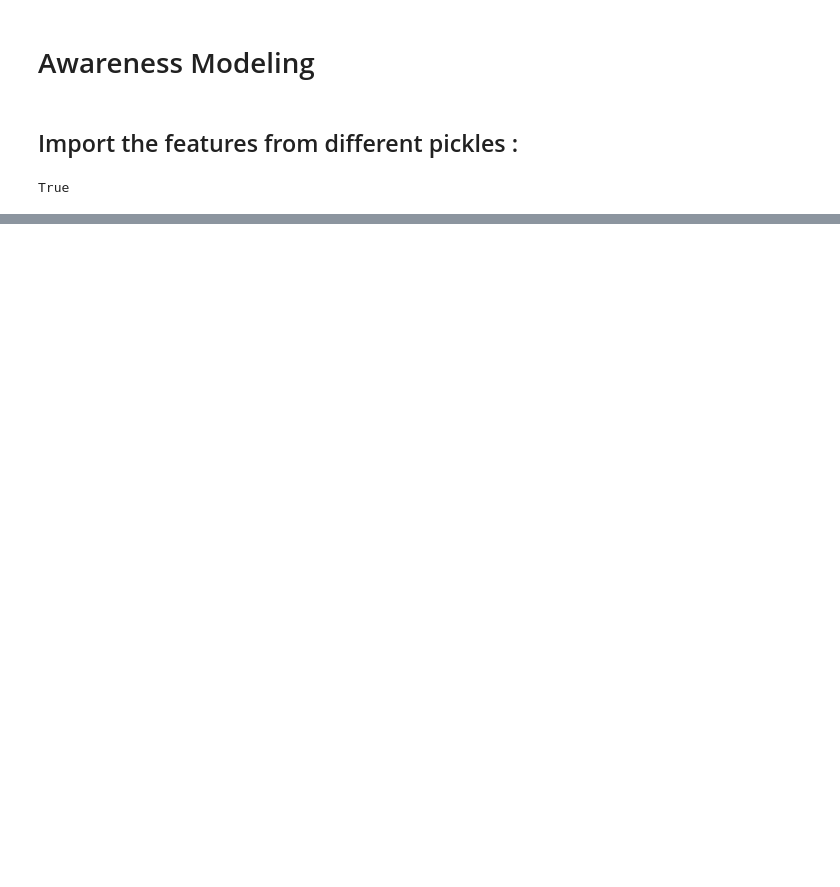
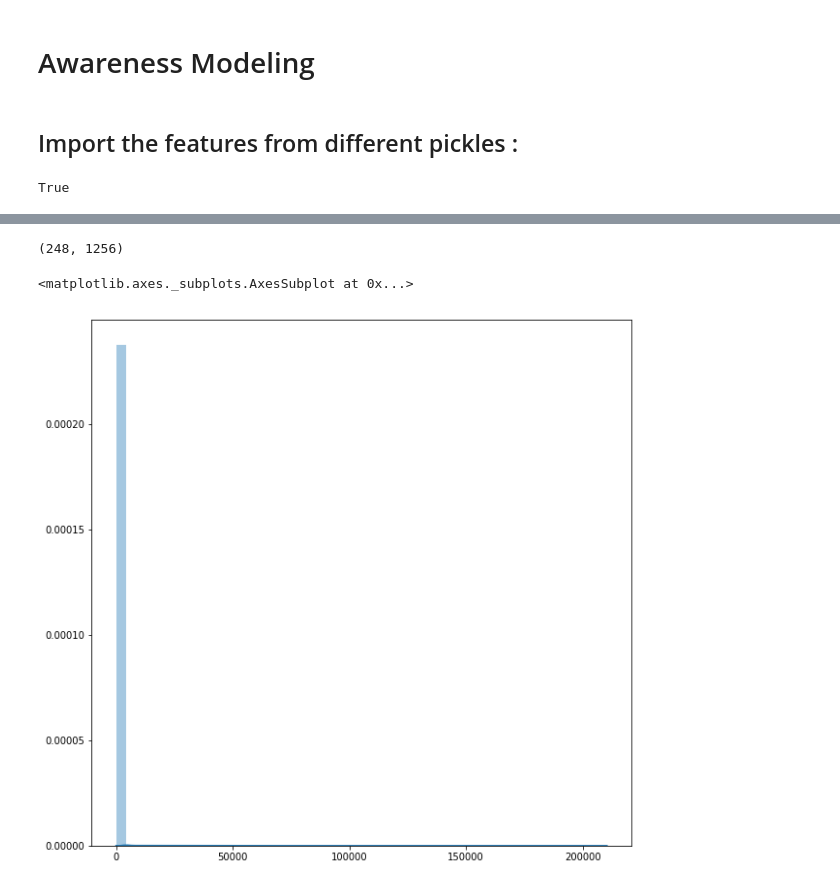
Before and after one commit to LailaHms/ADA2017_Homeworks, a Jupyter notebook: Project/AwarenessModel/Awareness Model .ipynb, the cells around one changed output, grey strips where cells are left out. Saved outputs shown, nothing was run; the diff lists cells and outputs as text; code cells hidden in the pictures; blank space fills up the shorter version.

```diff
--- a/Project/AwarenessModel/Awareness Model .ipynb
+++ b/Project/AwarenessModel/Awareness Model .ipynb
@@ -8,12 +14,25 @@ from sklearn.decomposition import NMF, LatentDirichletAllocation
 # %% [markdown]
 ## Import the features from different pickles :
 # %%
+c_data = pickle.load(open('../DataEnriching/data.pickle','rb'))
+
 lang_feature_df = pd.read_pickle('../LinkingLanguages/stand_country_dist_languages.pkl')
 fligh_routes_df = pd.read_pickle('../GeoMetrics/flight_routes.pickle')
 hop_distance_df = pd.read_pickle('../GeoMetrics/hop_distance.pickle')
 neighbor_influence_df = pd.read_pickle('../GeoMetrics/neighbor_influence.pickle')
 dist_feature_df = pd.read_pickle('../GeoMetrics/real_distance.pickle')
-religion_and_more_df = pd.read_pickle('../DataEnriching/6_feature_df.pickle')
+religion_and_more_df = pd.read_pickle('../DataEnriching/Pickles for Milestone 3/6_feature_df.pickle')
+
+# drop the name column :
+religion_and_more_df.drop('name',axis=1,inplace=True)
+
+# shift the normalized values :
+lang_feature_df = lang_feature_df - lang_feature_df.min().min()
+fligh_routes_df = fligh_routes_df - fligh_routes_df.min().min()
+hop_distance_df = hop_distance_df - hop_distance_df.min().min()
+neighbor_influence_df = neighbor_influence_df - neighbor_influence_df.min().min()
+dist_feature_df = dist_feature_df - dist_feature_df.min().min()
+religion_and_more_df = religion_and_more_df - religion_and_more_df.min().min()
 
 #carefull the number of coutries is not the same in every pickle.
 features_df = pd.concat([lang_feature_df,
@@ -23,10 +42,11 @@ features_df = pd.concat([lang_feature_df,
           dist_feature_df,
           religion_and_more_df],axis=1)
 # convert every Nan to a 0
-features_df.fillna(0,inplace=True)
+features_df.fillna(1E5,inplace=True)
+# replace inf by a large number :
+features_df.replace(np.inf, 1E5,inplace=True)
 
-# drop the name column :
-features_df.drop('name',axis=1,inplace=True)
+
 
 features_df.index.is_unique
 # %% [output]
@@ -58,0 +58,17 @@ features_mat = features_df.as_matrix()
+# %%
+n_samples = np.shape(features_mat)[1]
+n_features = 1000
+n_components = round(np.shape(features_mat)[1])
+# %%
+W = NMF(n_components=n_components, random_state=1,
+          alpha=.1, l1_ratio=.5).fit_transform(features_mat)
+# %%
+np.shape(W)
+# %% [output]
+(248, 1256)
+# %%
+plt.figure(figsize=[10,10])
+sns.distplot(W.flatten())
+# %% [output]
+<matplotlib.axes._subplots.AxesSubplot at 0x...>
+[figure, added]
```
Also changed, not shown: parts of 9 cells of this notebook, 5 other files.
